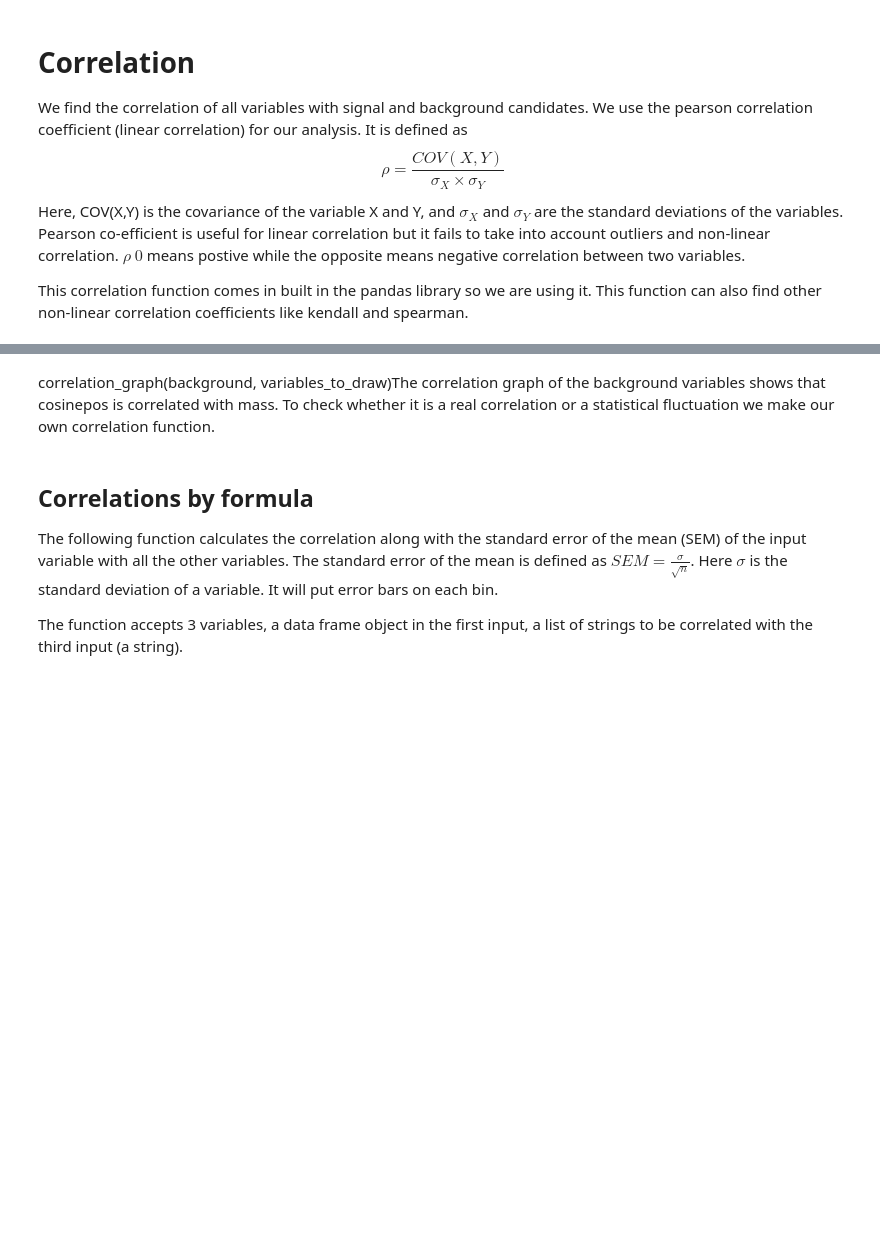
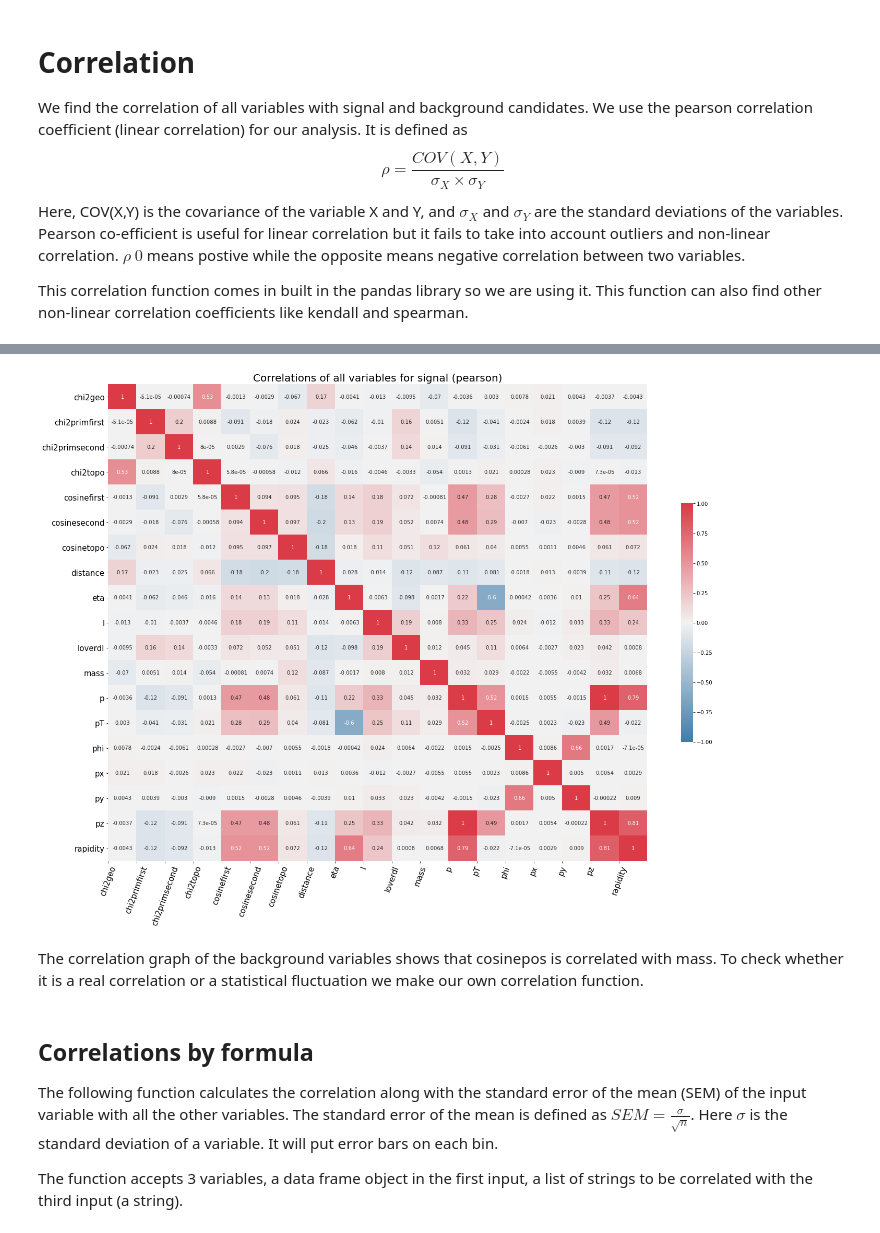
Before and after one commit to julnow/JupyterNotebooks, a Jupyter notebook: kaon_correlations.ipynb, the cells around one changed output, grey strips where cells are left out. Cells and saved outputs as stored; diff of their text form; code cells hidden in the pictures; blank space fills up the shorter version.

```diff
--- a/kaon_correlations.ipynb
+++ b/kaon_correlations.ipynb
@@ -181,8 +203,10 @@ correlation_graph(background, variables_to_draw, 'Correlations of all variables
 # %%
 #correlation graph for signal
-correlation_graph(sign, variables_to_draw, 'Correlations of all variables for signal')
+correlation_graph(sign, variables_to_draw, 'Correlations of all variables for signal (pearson)')
+# %% [output]
+[figure, added]
 # %% [markdown]
-correlation_graph(background, variables_to_draw)The correlation graph of the background variables shows that cosinepos is correlated with mass. To check whether it is a real correlation or a statistical fluctuation we make our own correlation function.
+The correlation graph of the background variables shows that cosinepos is correlated with mass. To check whether it is a real correlation or a statistical fluctuation we make our own correlation function.
 # %% [markdown]
 ## Correlations by formula
 The following function calculates the correlation along with the standard error of the mean (SEM) of the input variable with all the other variables. The standard error of the mean is defined as $ SEM = \frac{\sigma}{\sqrt{n}}$. Here $\sigma$ is the standard deviation of a variable. It will put error bars on each bin.
```
Also changed, not shown: parts of 18 cells of this notebook, 3 other files.
